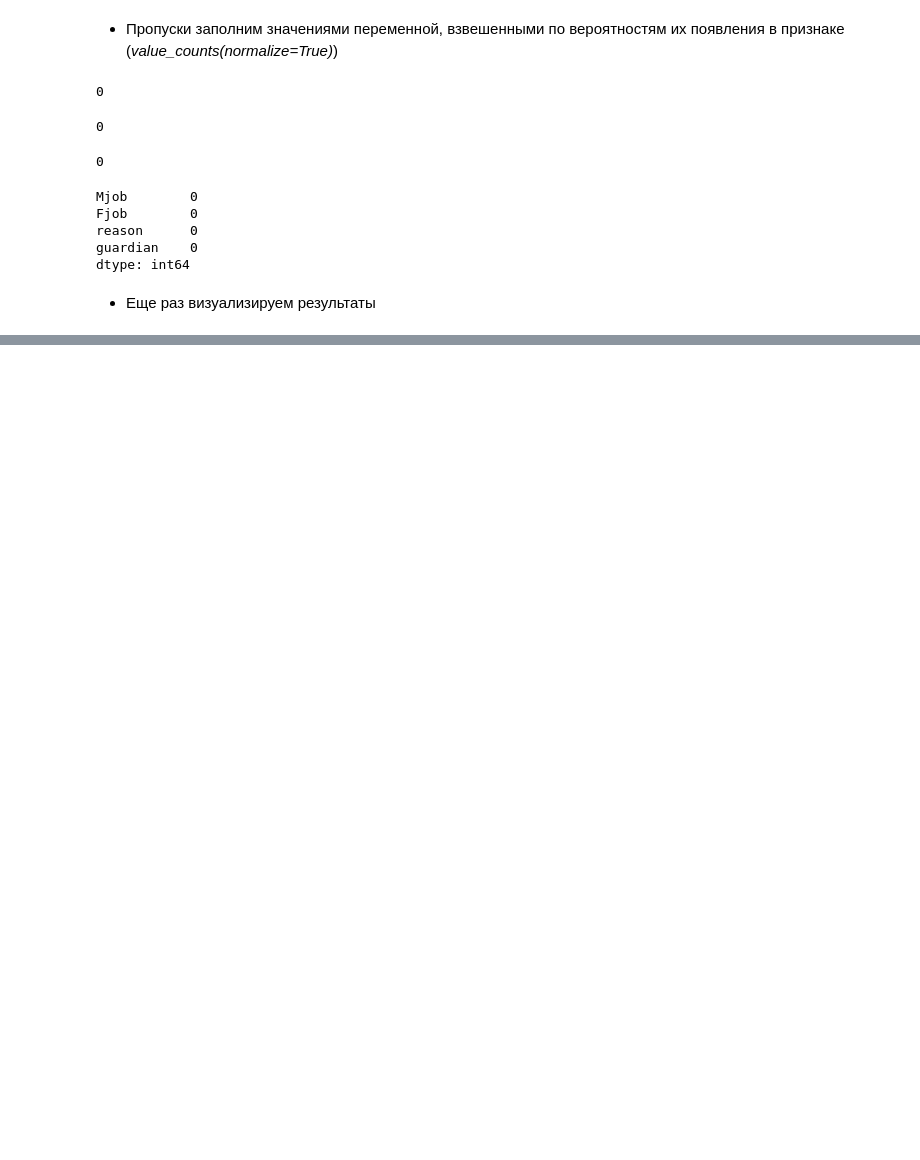
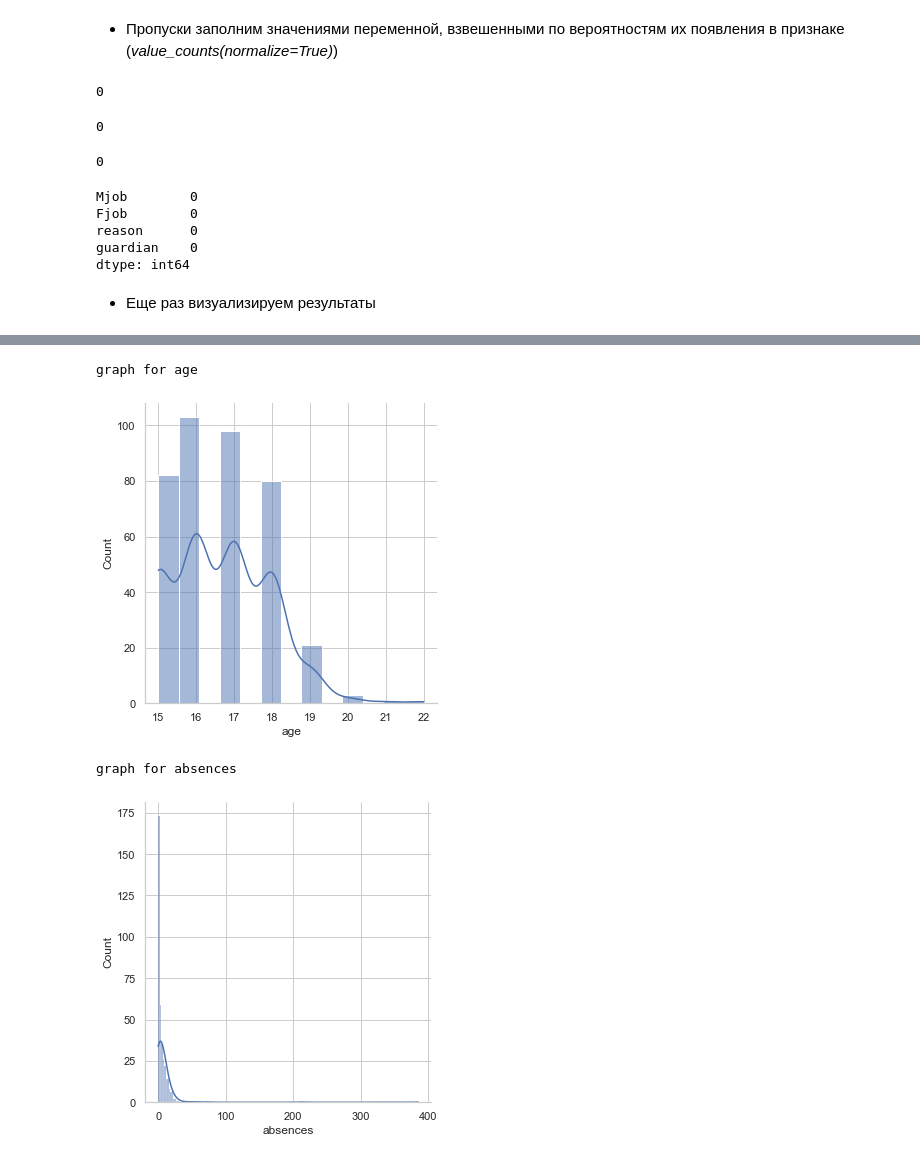
Before and after one commit to artkel/module_2, a Jupyter notebook: _EDA_UNICEF_.ipynb, the cells around one changed output, grey strips where cells are left out. Drawn from its saved outputs; the diff is of its cells as text; code cells hidden in the pictures; blank space fills up the shorter version.

```diff
--- a/_EDA_UNICEF_.ipynb
+++ b/_EDA_UNICEF_.ipynb
@@ -691,0 +694,15 @@ for col in ['company', 'specific_origin', 'company_location', 'bean_type', 'broa
+# %%
+# выделим числовые признаки в отдельный датасет
+df_num = df.loc[:, ["age", "absences"]]
+# %%
+for i in df_num.columns:
+    rat_num = df_num[i]
+    print("graph for %s" % (i))
+    sns.set_style("whitegrid")
+    sns.displot(df_num, x = i, kde=True)
+    plt.show()
+# %% [output]
+graph for age
+[figure, added]
+graph for absences
+[figure, added]
```
Also changed, not shown: parts of 49 cells of this notebook.
